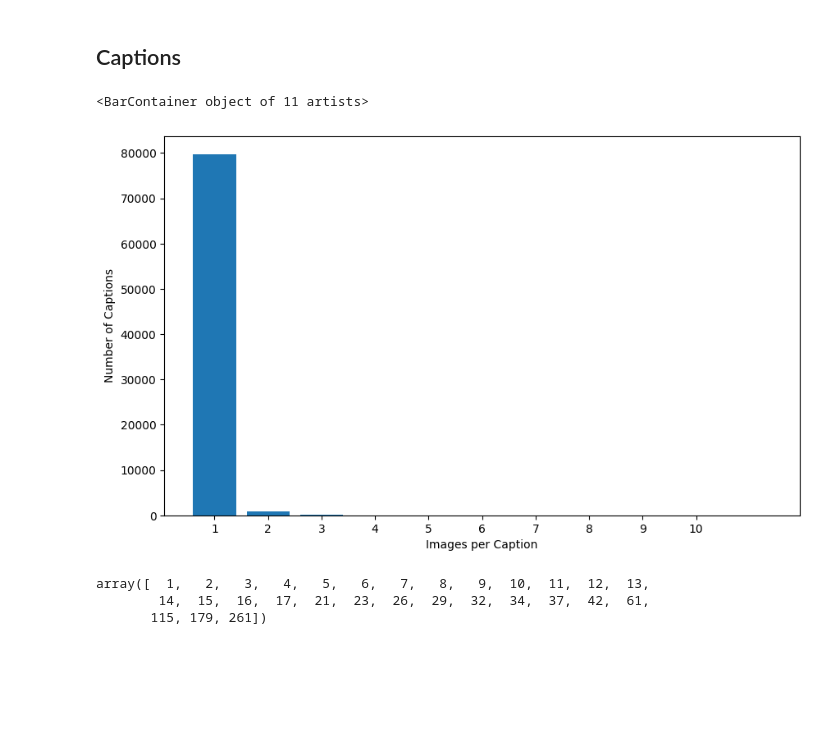
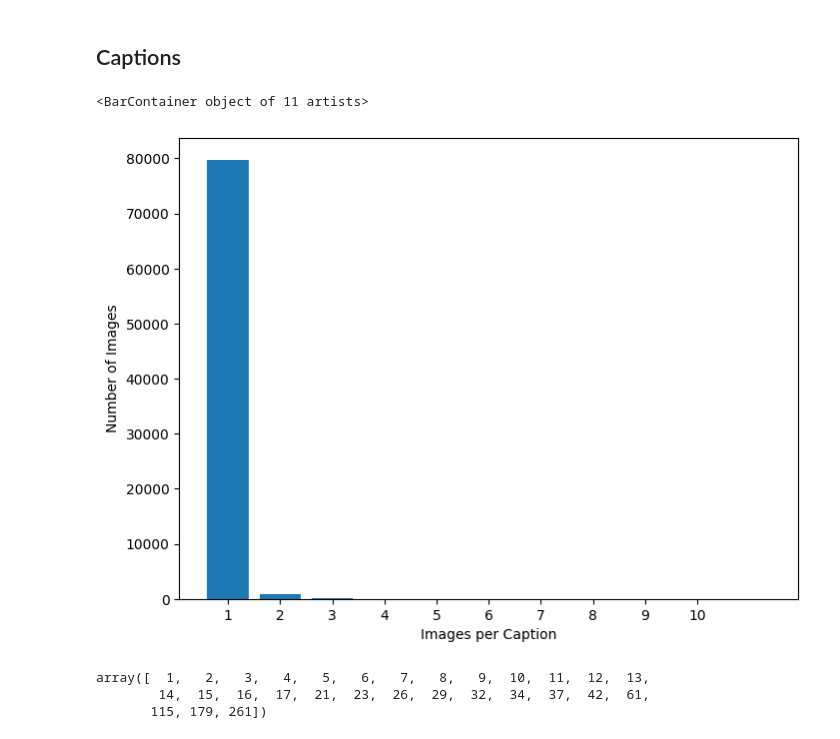
Before and after one commit to raul-singh/Rise-of-Transformers-Project, a Jupyter notebook: Code/Notebooks/Data_Exploration.ipynb, the cells around one changed output. Drawn from its saved outputs; the diff is of its cells as text; code cells hidden in the pictures; blank space fills up the shorter version.

```diff
--- a/Code/Notebooks/Data_Exploration.ipynb
+++ b/Code/Notebooks/Data_Exploration.ipynb
@@ -67,16 +67,18 @@ unique_captions = [caption for caption in unique_captions.values()]
 # %%
 limit = 10
 
 labels, counts = np.unique(unique_captions, return_counts=True)
 
-plt.figure(figsize=(10,6))
+plt.figure(figsize=(8,6))
+#plt.hist(unique_captions, bins=range(10))
 plt.xticks(range(limit + 1))
 plt.xlabel("Images per Caption")
-plt.ylabel("Number of Captions")
+plt.ylabel("Number of Images")
 plt.bar(labels[:limit + 1], counts[:limit + 1], align='center')
+#plt.show()
 # %% [output]
 <BarContainer object of 11 artists>
-[figure, old version]
+[figure, new version]
 # %%
 labels
 # %% [output]
```
Also changed, not shown: parts of 1 cell of this notebook.
